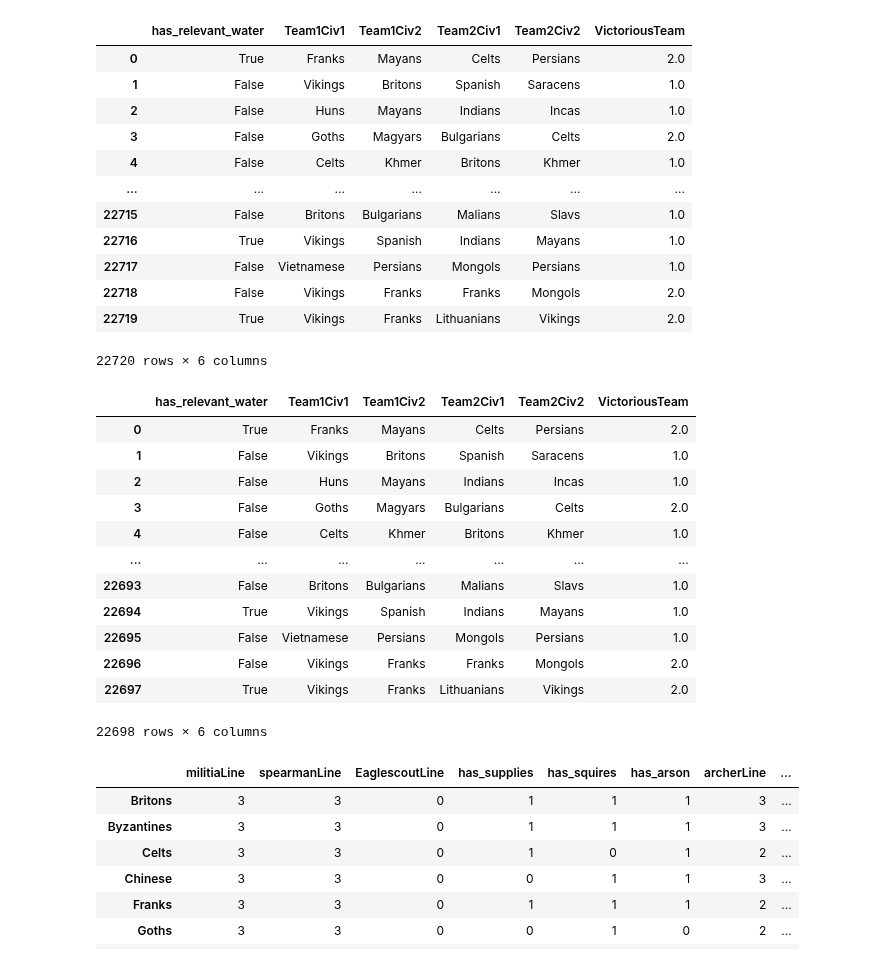
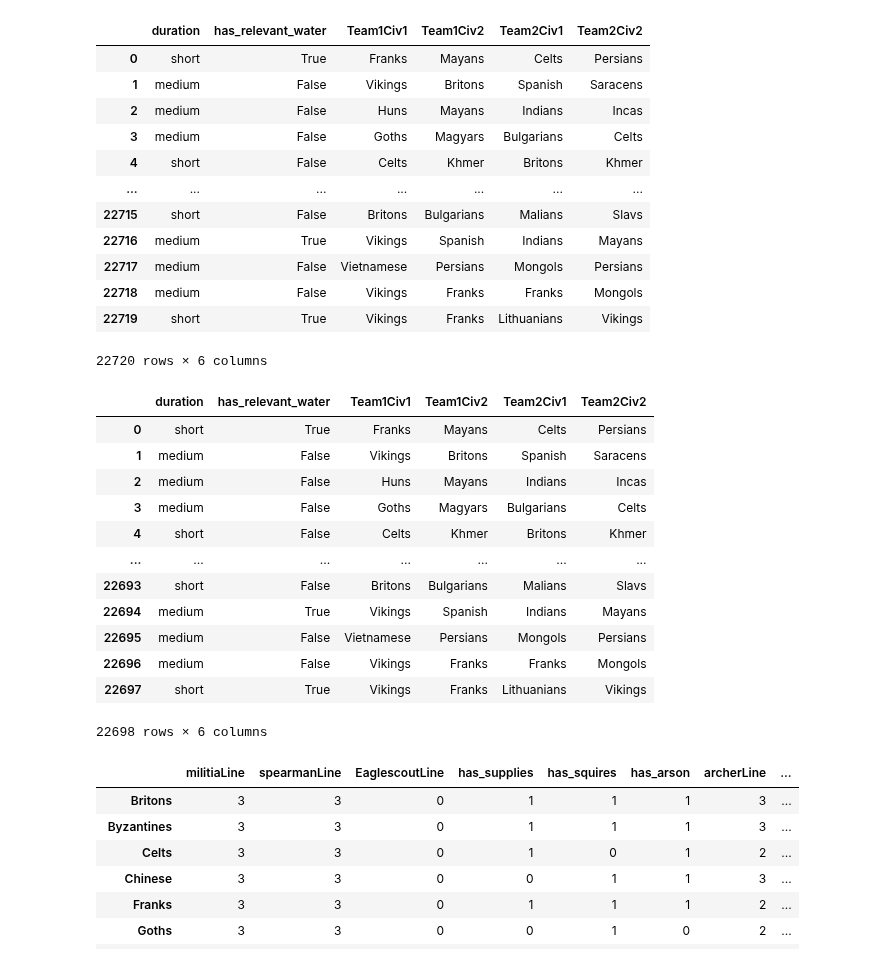
Before and after one commit to JosueFidelis/TA_GDI, a Jupyter notebook: Projeto 2/input_dataset_generator.ipynb, the cells around one changed output. Saved outputs shown, nothing was run; the diff lists cells and outputs as text; code cells hidden in the pictures.

```diff
--- a/Projeto 2/input_dataset_generator.ipynb
+++ b/Projeto 2/input_dataset_generator.ipynb
@@ -485,39 +485,39 @@ def get_team2_specs():
 
     return tech_tree_t2
 # %%
-df['VictoriousTeam']=df['VictoriousTeam'].astype('category')
+df['duration']=df['duration'].astype('category')
 df['has_relevant_water']=df['has_relevant_water'].astype('category')
 df
 # %% [output]
-|  | has_relevant_water | Team1Civ1 | Team1Civ2 | Team2Civ1 | Team2Civ2 | VictoriousTeam |
-| 0 | True | Franks | Mayans | Celts | Persians | 2.0 |
-| 1 | False | Vikings | Britons | Spanish | Saracens | 1.0 |
-| 2 | False | Huns | Mayans | Indians | Incas | 1.0 |
-| 3 | False | Goths | Magyars | Bulgarians | Celts | 2.0 |
-| 4 | False | Celts | Khmer | Britons | Khmer | 1.0 |
+|  | duration | has_relevant_water | Team1Civ1 | Team1Civ2 | Team2Civ1 | Team2Civ2 |
+| 0 | short | True | Franks | Mayans | Celts | Persians |
+| 1 | medium | False | Vikings | Britons | Spanish | Saracens |
+| 2 | medium | False | Huns | Mayans | Indians | Incas |
+| 3 | medium | False | Goths | Magyars | Bulgarians | Celts |
+| 4 | short | False | Celts | Khmer | Britons | Khmer |
 | ... | ... | ... | ... | ... | ... | ... |
-| 22715 | False | Britons | Bulgarians | Malians | Slavs | 1.0 |
-| 22716 | True | Vikings | Spanish | Indians | Mayans | 1.0 |
-| 22717 | False | Vietnamese | Persians | Mongols | Persians | 1.0 |
-| 22718 | False | Vikings | Franks | Franks | Mongols | 2.0 |
-| 22719 | True | Vikings | Franks | Lithuanians | Vikings | 2.0 |
+| 22715 | short | False | Britons | Bulgarians | Malians | Slavs |
+| 22716 | medium | True | Vikings | Spanish | Indians | Mayans |
+| 22717 | medium | False | Vietnamese | Persians | Mongols | Persians |
+| 22718 | medium | False | Vikings | Franks | Franks | Mongols |
+| 22719 | short | True | Vikings | Franks | Lithuanians | Vikings |
 22720 rows × 6 columns
 # %%
 df=df.dropna().reset_index().drop('index', 1)
 df
 # %% [output]
-|  | has_relevant_water | Team1Civ1 | Team1Civ2 | Team2Civ1 | Team2Civ2 | VictoriousTeam |
-| 0 | True | Franks | Mayans | Celts | Persians | 2.0 |
-| 1 | False | Vikings | Britons | Spanish | Saracens | 1.0 |
-| 2 | False | Huns | Mayans | Indians | Incas | 1.0 |
-| 3 | False | Goths | Magyars | Bulgarians | Celts | 2.0 |
-| 4 | False | Celts | Khmer | Britons | Khmer | 1.0 |
+|  | duration | has_relevant_water | Team1Civ1 | Team1Civ2 | Team2Civ1 | Team2Civ2 |
+| 0 | short | True | Franks | Mayans | Celts | Persians |
+| 1 | medium | False | Vikings | Britons | Spanish | Saracens |
+| 2 | medium | False | Huns | Mayans | Indians | Incas |
+| 3 | medium | False | Goths | Magyars | Bulgarians | Celts |
+| 4 | short | False | Celts | Khmer | Britons | Khmer |
 | ... | ... | ... | ... | ... | ... | ... |
-| 22693 | False | Britons | Bulgarians | Malians | Slavs | 1.0 |
-| 22694 | True | Vikings | Spanish | Indians | Mayans | 1.0 |
-| 22695 | False | Vietnamese | Persians | Mongols | Persians | 1.0 |
-| 22696 | False | Vikings | Franks | Franks | Mongols | 2.0 |
-| 22697 | True | Vikings | Franks | Lithuanians | Vikings | 2.0 |
+| 22693 | short | False | Britons | Bulgarians | Malians | Slavs |
+| 22694 | medium | True | Vikings | Spanish | Indians | Mayans |
+| 22695 | medium | False | Vietnamese | Persians | Mongols | Persians |
+| 22696 | medium | False | Vikings | Franks | Franks | Mongols |
+| 22697 | short | True | Vikings | Franks | Lithuanians | Vikings |
 22698 rows × 6 columns
 # %%
 tech_tree
```
Also changed, not shown: parts of 2 cells of this notebook, 5 other files.
